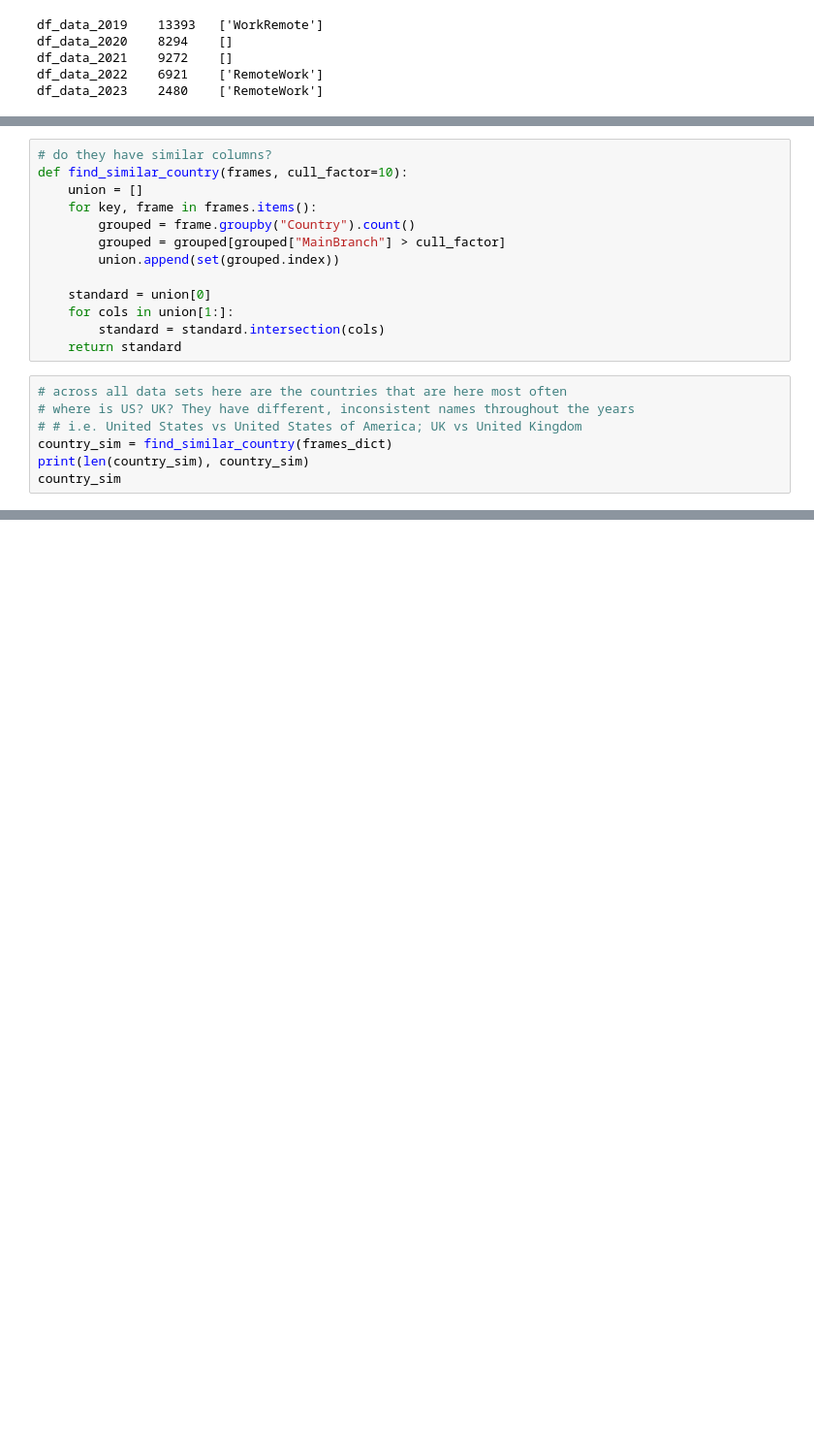
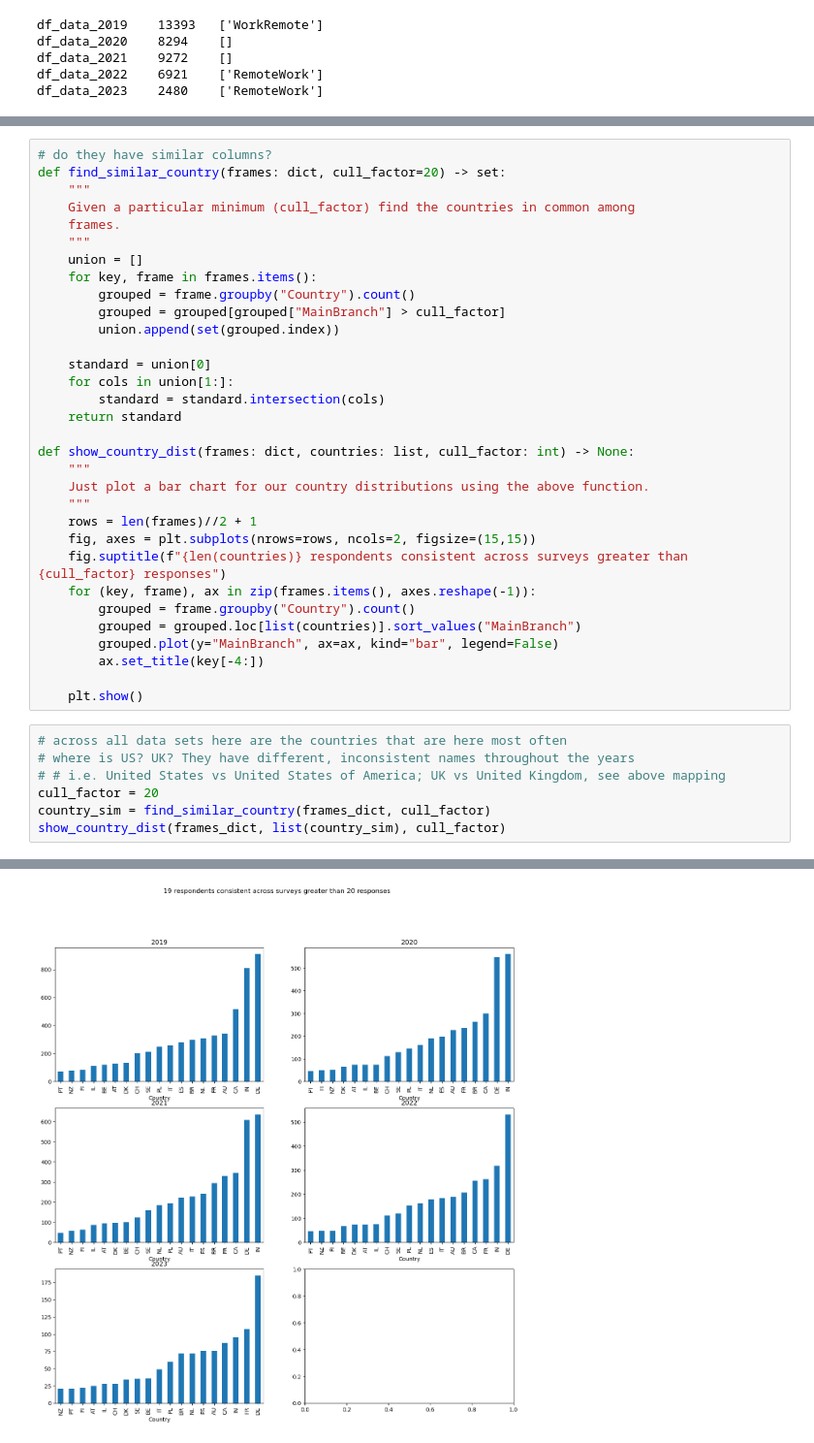
Before and after one commit to lmg1404/data_professionals_analysis, a Jupyter notebook: milestone1.ipynb, the cells around one changed output, grey strips where cells are left out. Shown at 97% size. Saved outputs shown, nothing was run; the diff lists cells and outputs as text; blank space fills up the shorter version.

Commit message:
added plotting and refactored

```diff
--- a/milestone1.ipynb
+++ b/milestone1.ipynb
@@ -328,6 +138,10 @@ df_data_2023: 36
 # %%
 # do they have similar columns?
-def find_similar_country(frames, cull_factor=10):
+def find_similar_country(frames: dict, cull_factor=20) -> set:
+    """
+    Given a particular minimum (cull_factor) find the countries in common among
+    frames.
+    """
     union = []
     for key, frame in frames.items():
         grouped = frame.groupby("Country").count()
@@ -338,11 +152,26 @@ def find_similar_country(frames, cull_factor=10):
     for cols in union[1:]:
         standard = standard.intersection(cols)
     return standard
+
+def show_country_dist(frames: dict, countries: list, cull_factor: int) -> None:
+    """
+    Just plot a bar chart for our country distributions using the above function.
+    """
+    rows = len(frames)//2 + 1
+    fig, axes = plt.subplots(nrows=rows, ncols=2, figsize=(15,15))
+    fig.suptitle(f"{len(countries)} respondents consistent across surveys greater than {cull_factor} responses")
+    for (key, frame), ax in zip(frames.items(), axes.reshape(-1)):
+        grouped = frame.groupby("Country").count()
+        grouped = grouped.loc[list(countries)].sort_values("MainBranch")
+        grouped.plot(y="MainBranch", ax=ax, kind="bar", legend=False)
+        ax.set_title(key[-4:])
+
+    plt.show()
 # %%
 # across all data sets here are the countries that are here most often
 # where is US? UK? They have different, inconsistent names throughout the years
-# # i.e. United States vs United States of America; UK vs United Kingdom
-country_sim = find_similar_country(frames_dict)
-print(len(country_sim), country_sim)
-country_sim
+# # i.e. United States vs United States of America; UK vs United Kingdom, see above mapping
+cull_factor = 20
+country_sim = find_similar_country(frames_dict, cull_factor)
+show_country_dist(frames_dict, list(country_sim), cull_factor)
 # %% [output]
@@ -366,0 +178 @@ country_sim
+[figure, added]
```
Also changed, not shown: parts of 14 cells of this notebook.
